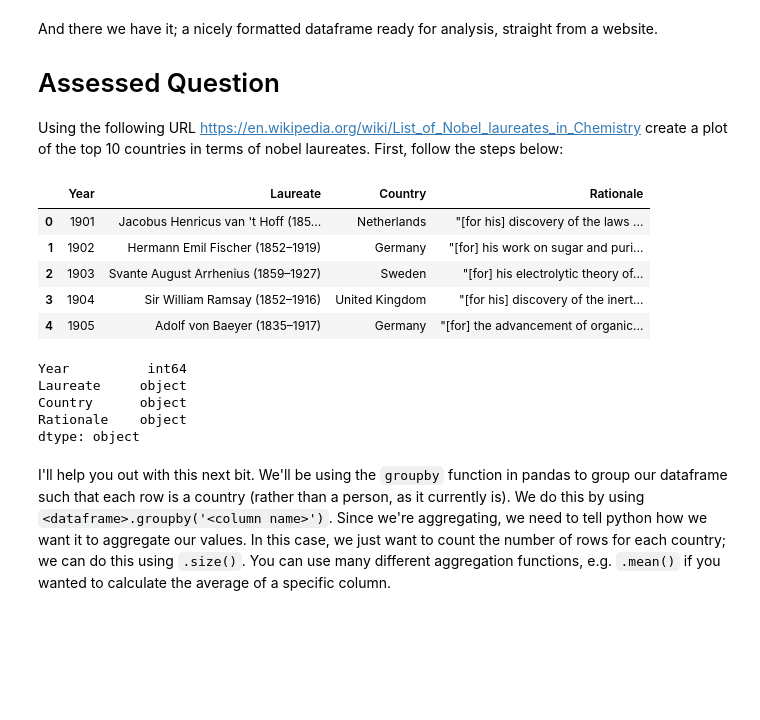
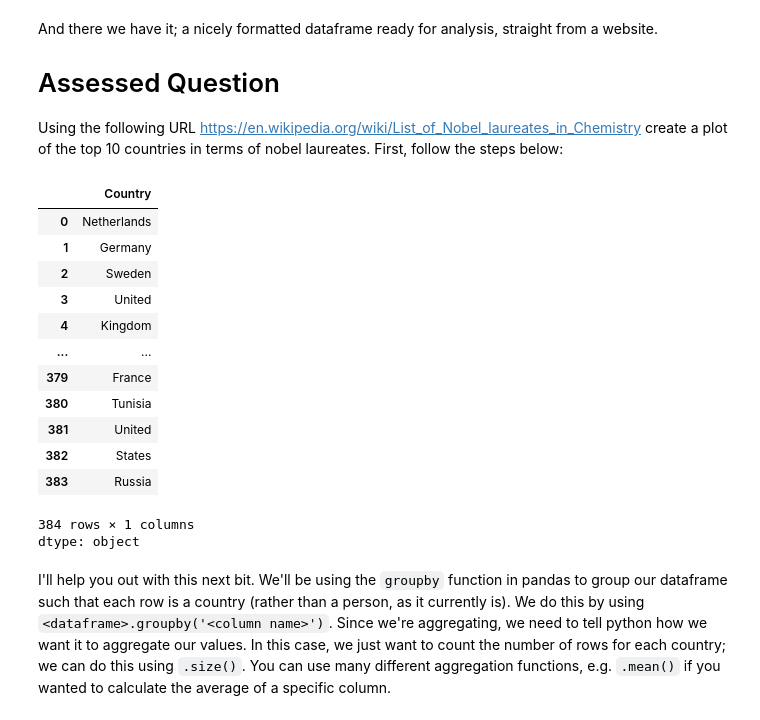
Before and after one commit to Btotheshlz/QM2, a Jupyter notebook: notebooks/W02. Pandas.ipynb, the cells around one changed output. Saved outputs shown, nothing was run; the diff lists cells and outputs as text; code cells hidden in the pictures; blank space fills up the shorter version.

```diff
--- a/notebooks/W02. Pandas.ipynb
+++ b/notebooks/W02. Pandas.ipynb
@@ -442,27 +442,30 @@ Using the following URL https://en.wikipedia.org/wiki/List_of_Nobel_laureates_in
 # %%
 # scrape the table of Nobel Laureates in Chemistry using read_html. remember, this gives us a LIST of dataframes! lets call this list chem_tables
 # select the first dataframe from this list and call it chem
 from IPython.display import display
 import pandas as pd
 Assess = 'https://en.wikipedia.org/wiki/List_of_Nobel_laureates_in_Chemistry'
 AssessT = pandas.read_html(Assess)
 Assess10=AssessT[0]
 Assess10 = Assess10.rename(columns = {'Laureate[A]': 'Laureate', 'Country[B]': 'Country', 'Rationale[C]': 'Rationale'})
 Assess10 = Assess10.drop('Image', axis=1)
 chem = Assess10.drop('Ref', axis=1)
-display(chem.head())
-print(chem.dtypes)
+chem = (chem['Country'].str.split(' ')).explode('Country')
+display(chem)
 # %% [output]
-|  | Year | Laureate | Country | Rationale |
-| 0 | 1901 | Jacobus Henricus van 't Hoff (185... | Netherlands | "[for his] discovery of the laws ... |
-| 1 | 1902 | Hermann Emil Fischer (1852–1919) | Germany | "[for] his work on sugar and puri... |
-| 2 | 1903 | Svante August Arrhenius (1859–1927) | Sweden | "[for] his electrolytic theory of... |
-| 3 | 1904 | Sir William Ramsay (1852–1916) | United Kingdom | "[for his] discovery of the inert... |
-| 4 | 1905 | Adolf von Baeyer (1835–1917) | Germany | "[for] the advancement of organic... |
+|  | Country |
+| 0 | Netherlands |
+| 1 | Germany |
+| 2 | Sweden |
+| 3 | United |
+| 4 | Kingdom |
+| ... | ... |
+| 379 | France |
+| 380 | Tunisia |
+| 381 | United |
+| 382 | States |
+| 383 | Russia |
-Year          int64
-Laureate     object
-Country      object
-Rationale    object
+384 rows × 1 columns
 dtype: object
 # %% [markdown]
 I'll help you out with this next bit. We'll be using the `groupby` function in pandas to group our dataframe such that each row is a country (rather than a person, as it currently is). We do this by using `<dataframe>.groupby('<column name>')`. Since we're aggregating, we need to tell python how we want it to aggregate our values. In this case, we just want to count the number of rows for each country; we can do this using `.size()`. You can use many different aggregation functions, e.g. `.mean()` if you wanted to calculate the average of a specific column.
```
Also changed, not shown: parts of 2 cells of this notebook.
